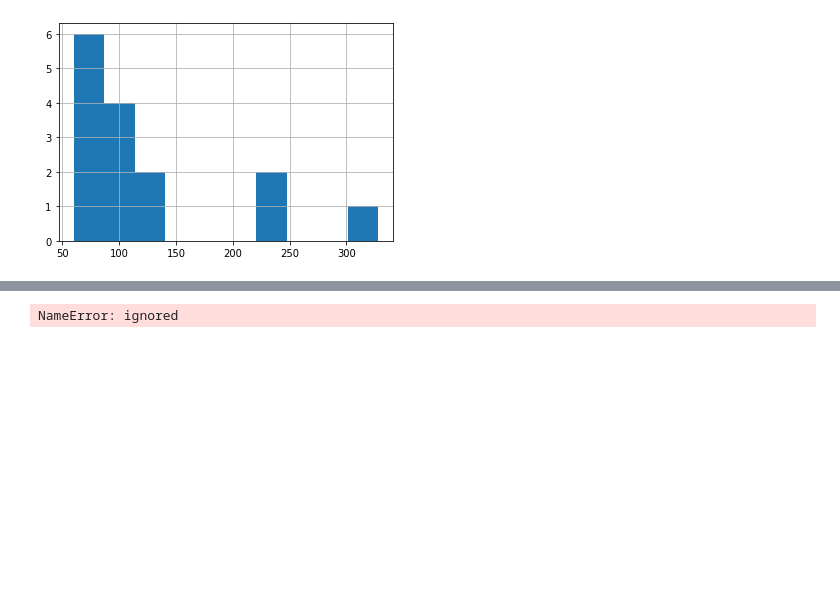
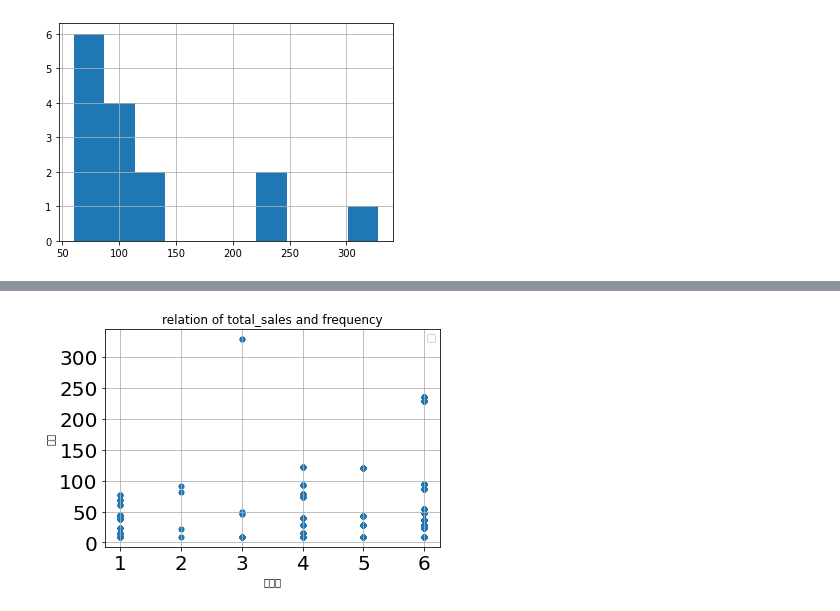
Before and after one commit to kyungmo90/Ubion-Python, a Jupyter notebook: 실습(2023-01-04).ipynb, the cells around one changed output, grey strips where cells are left out. Saved outputs shown, nothing was run; the diff lists cells and outputs as text; code cells hidden in the pictures; blank space fills up the shorter version.

```diff
--- a/실습(2023-01-04).ipynb
+++ b/실습(2023-01-04).ipynb
@@ -244,6 +159,6 @@ y
 119 rows × 1 columns
 # %%
-xy_merge = x.merge(y)
+xy_merge = y.merge(x)
 xy_merge
 
 # 하다가 꼬였는데데
@@ -257,7 +184,7 @@ plt.rc('font', family='NanumBarunGothic')
 # %%
 
 %matplotlib inline
-xy_merge.plot.scatter(x = "방문빈도", y = "총매출액", title = "relation of total_sales and frequency")
+xy_merge.plot.scatter(x = "시군구", y = "정원", title = "relation of total_sales and frequency")
 
 plt.legend()
 plt.grid()
@@ -269,11 +198 @@ NameError: ignored
+[figure, added]
-# %%
-%matplotlib inline
-xy_merge.plot.scatter(x = "방문빈도", y = "총매출액", title = "relation of total_sales and frequency")
-
-plt.legend()
-plt.grid()
-plt.xticks(fontsize = 20)
-plt.yticks(fontsize = 20)
-plt.show()
-# %% [output]
-NameError: ignored
```
Also changed, not shown: parts of 11 cells of this notebook.
